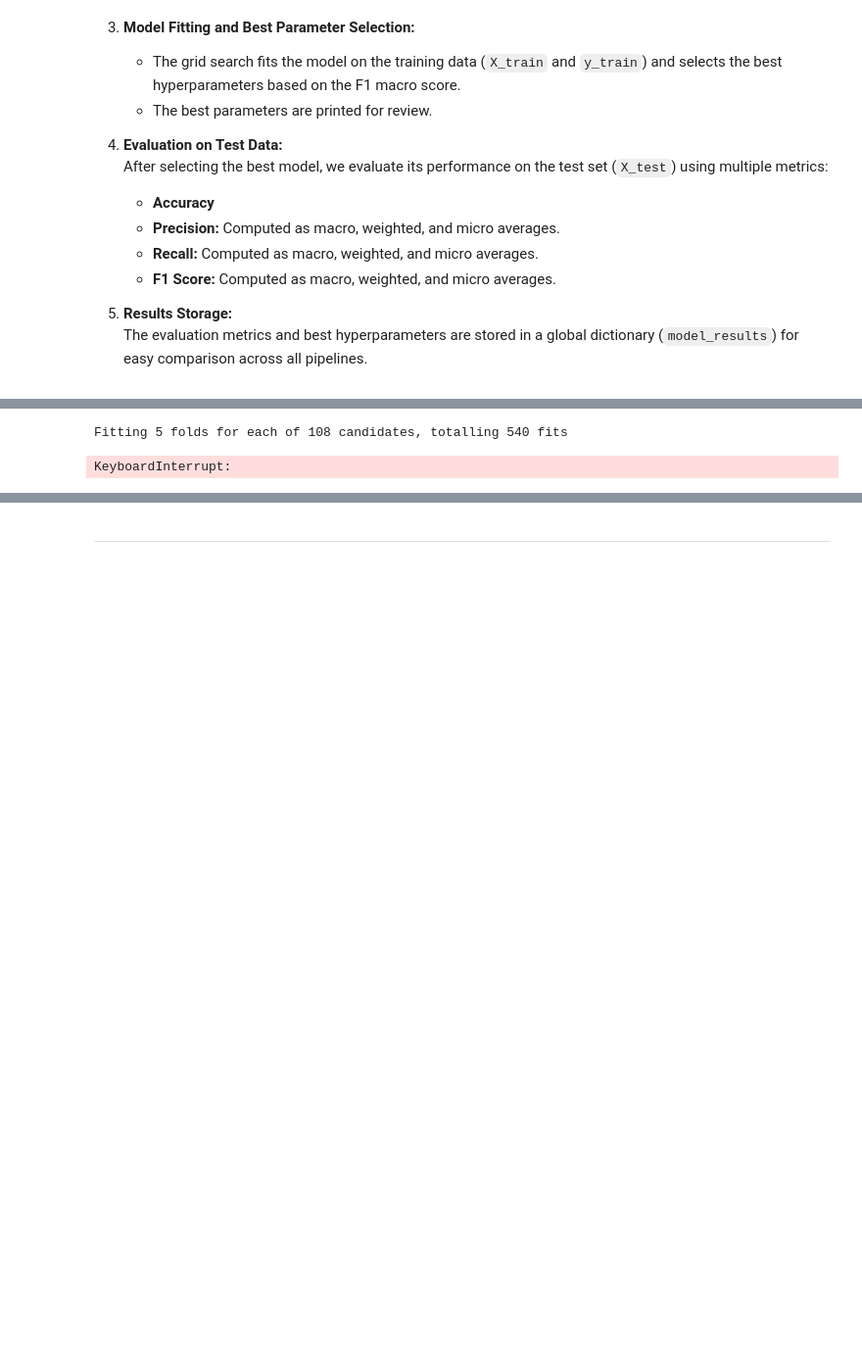
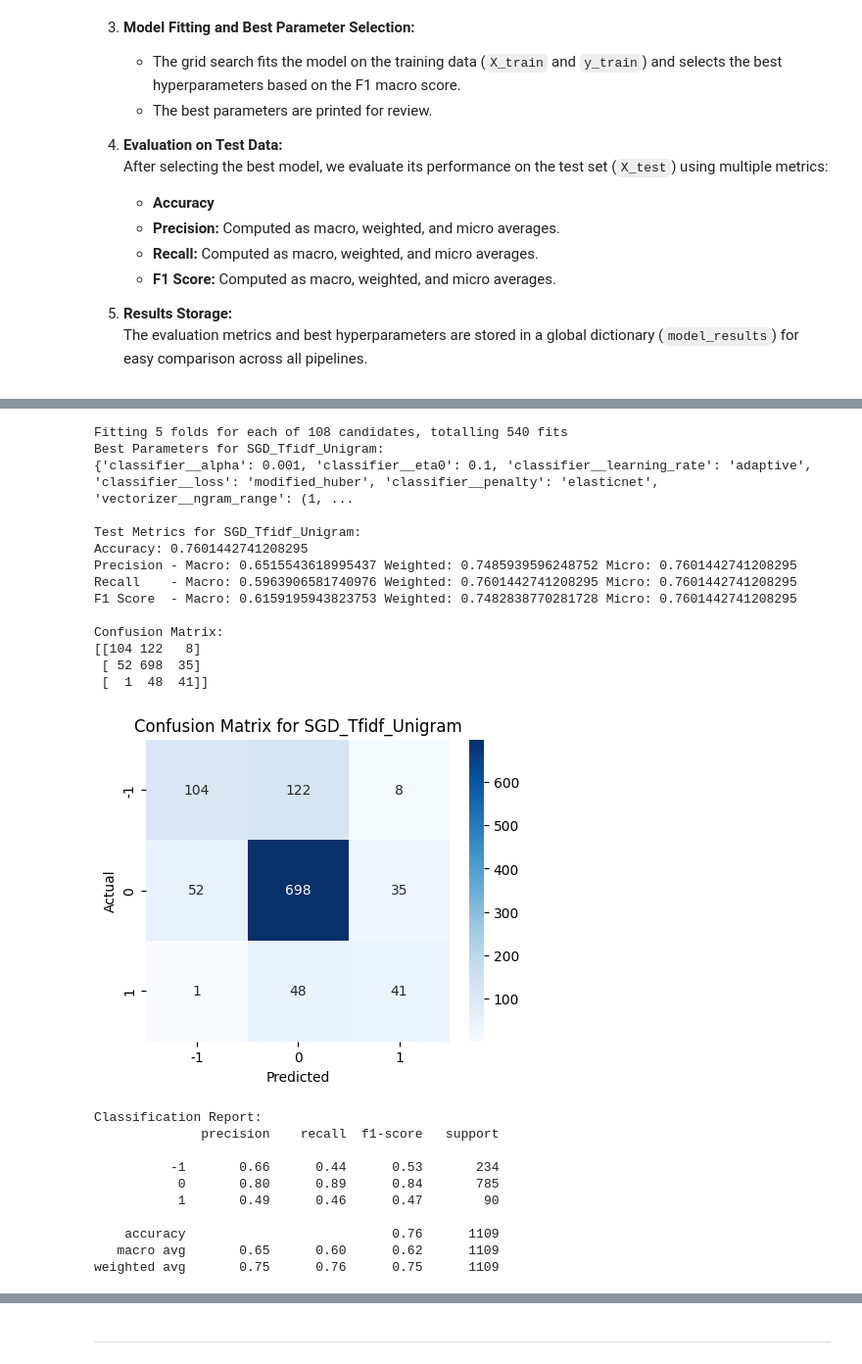
Before and after one commit to ajm2004/OpenAI-Sentiment-Analysis, a Jupyter notebook: Notebooks/partCpipieline.ipynb, the cells around one changed output, grey strips where cells are left out. Shown at 98% size. Drawn from its saved outputs; the diff is of its cells as text; code cells hidden in the pictures; blank space fills up the shorter version.

```diff
--- a/Notebooks/partCpipieline.ipynb
+++ b/Notebooks/partCpipieline.ipynb
@@ -1402,7 +1402,7 @@ param_grid = {
     'classifier__penalty': ['l2', 'l1', 'elasticnet'],
     'classifier__alpha': [0.001, 0.01],
     'classifier__learning_rate': ['optimal', 'invscaling', 'adaptive'],
-    'classifier__eta0': [0.0, 0.1]
+    'classifier__eta0': [0.01, 0.1]
 }
 
 gs = GridSearchCV(all_pipelines["SGD_Tfidf_Unigram"],
@@ -1440,34 +1440,57 @@ desired_classes = [-1, 0, 1]
 cm = confusion_matrix(y_test, y_pred, labels=desired_classes)
 print("\nConfusion Matrix:")
 print(cm)
 plt.figure(figsize=(5, 4))
 sns.heatmap(cm, annot=True, fmt="d", cmap="Blues",
             xticklabels=desired_classes, yticklabels=desired_classes)
 plt.title("Confusion Matrix for SGD_Tfidf_Unigram")
 plt.ylabel("Actual")
 plt.xlabel("Predicted")
 plt.show()
 
 # Classification Report
 print("\nClassification Report:")
 print(classification_report(y_test, y_pred, zero_division=0))
 
 model_results['SGD_Tfidf_Unigram'] = {
     'best_params': gs.best_params_,
     'accuracy': acc,
     'precision_macro': precision_macro,
     'precision_weighted': precision_weighted,
     'precision_micro': precision_micro,
     'recall_macro': recall_macro,
     'recall_weighted': recall_weighted,
     'recall_micro': recall_micro,
     'f1_macro': f1_macro,
     'f1_weighted': f1_weighted,
     'f1_micro': f1_micro
 }
 # %% [output]
 Fitting 5 folds for each of 108 candidates, totalling 540 fits
+Best Parameters for SGD_Tfidf_Unigram:
+{'classifier__alpha': 0.001, 'classifier__eta0': 0.1, 'classifier__learning_rate': 'adaptive', 'classifier__loss': 'modified_huber', 'classifier__penalty': 'elasticnet', 'vectorizer__ngram_range': (1, ...
+
+Test Metrics for SGD_Tfidf_Unigram:
+Accuracy: 0.7601442741208295
+Precision - Macro: 0.6515543618995437 Weighted: 0.7485939596248752 Micro: 0.7601442741208295
+Recall    - Macro: 0.5963906581740976 Weighted: 0.7601442741208295 Micro: 0.7601442741208295
+F1 Score  - Macro: 0.6159195943823753 Weighted: 0.7482838770281728 Micro: 0.7601442741208295
+
+Confusion Matrix:
+[[104 122   8]
+ [ 52 698  35]
+ [  1  48  41]]
+[figure, added]
-KeyboardInterrupt:
+Classification Report:
+              precision    recall  f1-score   support
+
+          -1       0.66      0.44      0.53       234
+           0       0.80      0.89      0.84       785
+           1       0.49      0.46      0.47        90
+
+    accuracy                           0.76      1109
+   macro avg       0.65      0.60      0.62      1109
+weighted avg       0.75      0.76      0.75      1109
 # %%
 # Extended parameter grid for SVM_Tfidf_Ngram_WithPunct
 param_grid = {
```
Also changed, not shown: parts of 12 cells of this notebook.
